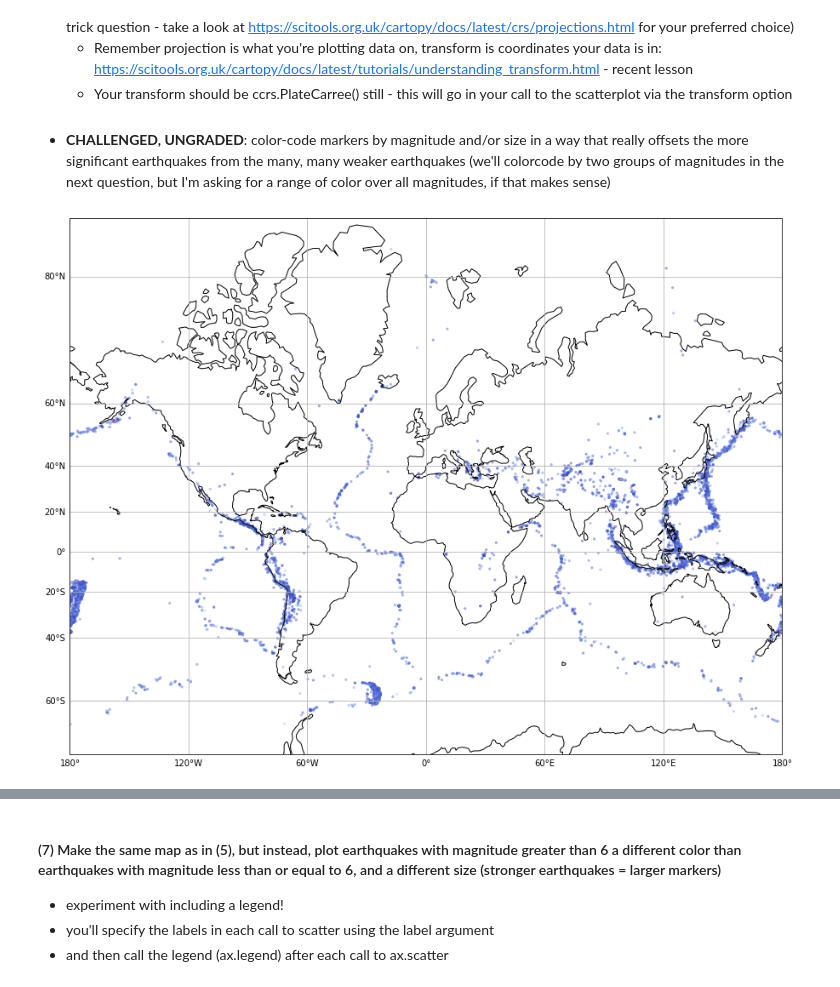
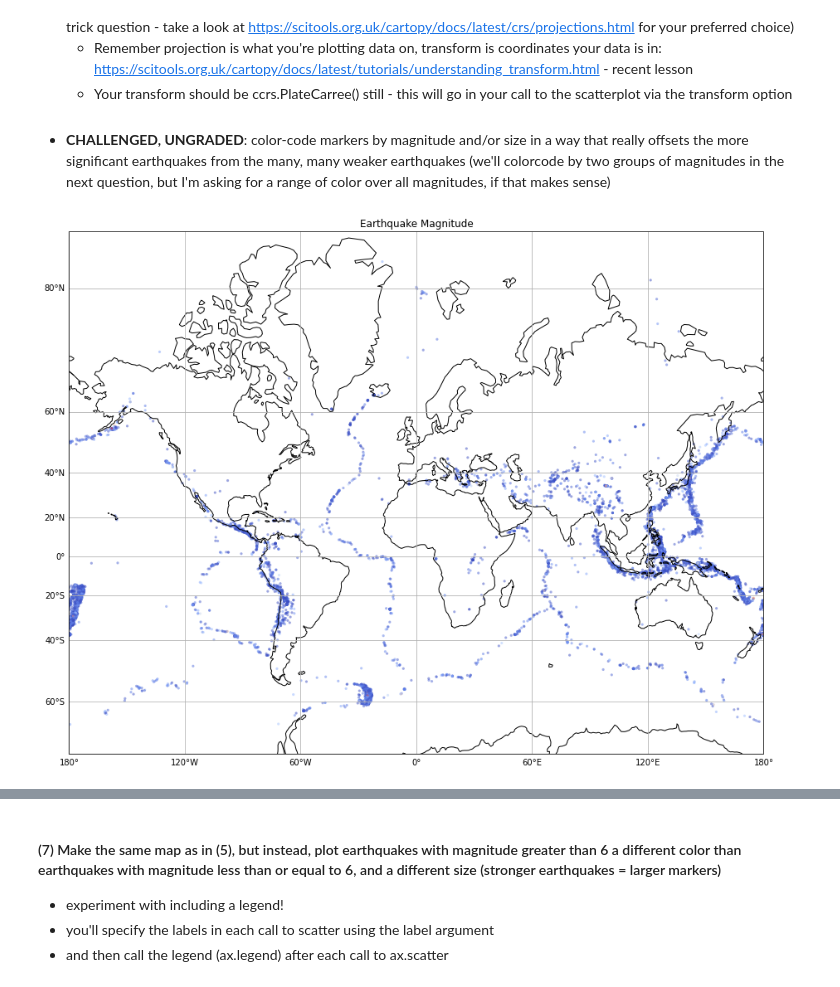
Before and after one commit to OmkarMehta/climate-data-science, a Jupyter notebook: Week 7 material/assignment/Week 7 Assignment Students.ipynb, the cells around one changed output, grey strips where cells are left out. Saved outputs shown, nothing was run; the diff lists cells and outputs as text; code cells hidden in the pictures.

```diff
--- a/Week 7 material/assignment/Week 7 Assignment Students.ipynb
+++ b/Week 7 material/assignment/Week 7 Assignment Students.ipynb
@@ -160,30 +160,34 @@ The percentage of earthquakes with 'mag' greater than 6 that occur at a depth of
 # %%
 # Create a map that has a marker for the (longitude, latitude) location of each earthquake in this dataset in a color of your choice.
 lat = earth['latitude'].values
 lon = earth['longitude'].values
 mag = earth['mag'].values
 
 # create a color map
 cmap=plt.get_cmap('coolwarm')
 # use mercator projection
 proj = ccrs.Mercator()
 
 # axes
 fig, ax = plt.subplots(figsize=(15, 15), subplot_kw=dict(projection=proj))
 
 # add coastlines
 ax.coastlines()
 # Draw and modify gridlines
 gl = ax.gridlines(draw_labels=True)
 gl.top_labels = False
 gl.right_labels = False
 # Then create scatter plot using the map axes. Color code the markers by magnitude in a way that offsets the more significant earthquakes from the many weaker earthquakes
 # (i.e. the more significant earthquakes should be plotted with a larger marker).
 # use the colormap to color the markers
 ax.scatter(lon, lat, c=mag, cmap=cmap, s=10, marker='o', transform=ccrs.PlateCarree(), alpha=0.5, edgecolors='none')
+# set x and y labels
+ax.set_xlabel('Longitude')
+ax.set_ylabel('Latitude')
+plt.title('Earthquake Magnitude')
 
 plt.show()
 # %% [output]
-[figure, old version]
+[figure, new version]
 # %% [markdown]
 #### (6) Discuss, in a sentence or two, what you notice about any patterns in earthquakes in your map in (5)
```
Also changed, not shown: parts of 3 cells of this notebook, 1 other file.
